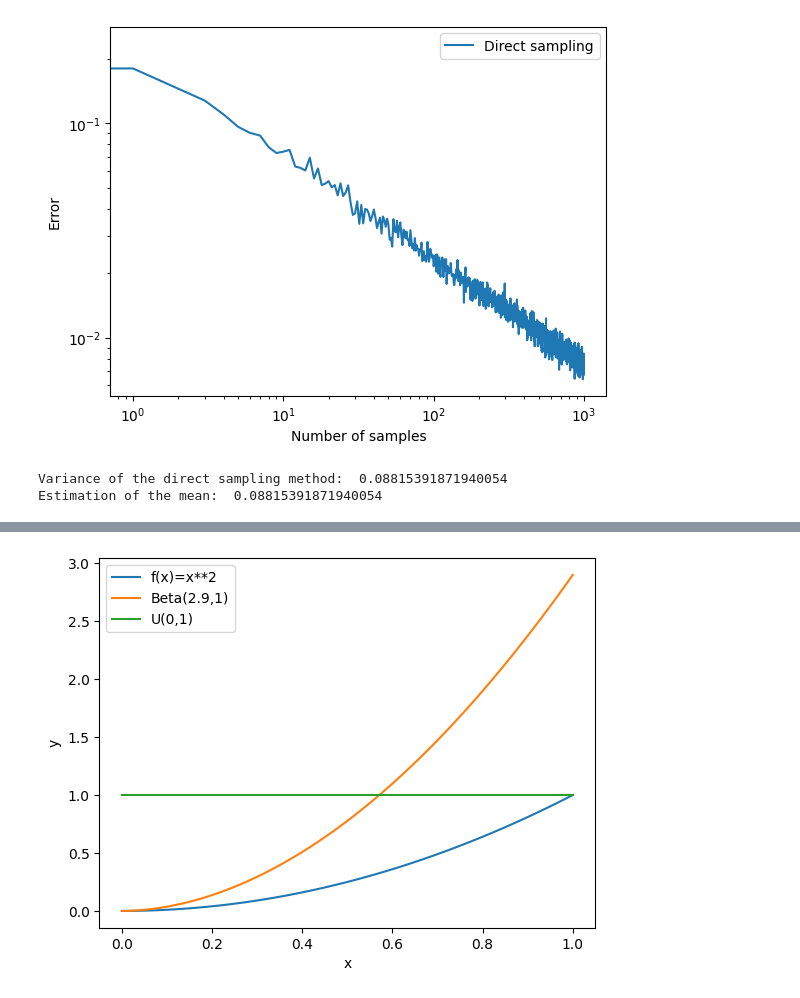
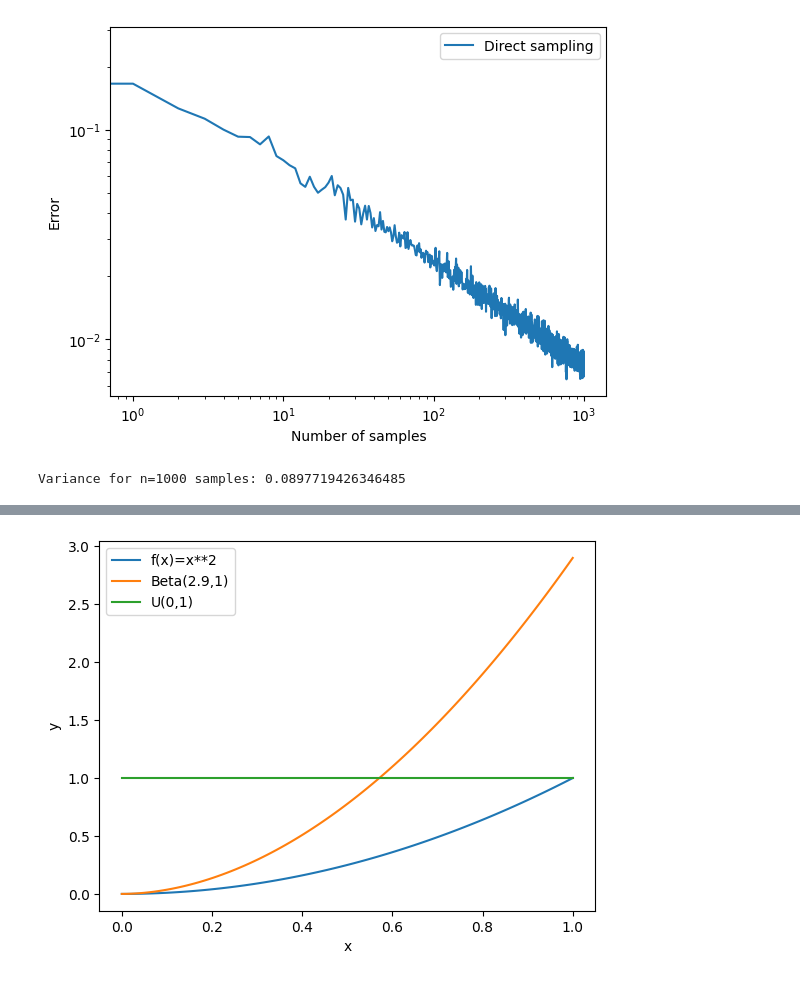
Before and after one commit to AlffonsoMV/PAMSProject, a Jupyter notebook: Code/Test_Variance_Reduction.ipynb, the cells around one changed output, grey strips where cells are left out. Cells and saved outputs as stored; diff of their text form; code cells hidden in the pictures.

```diff
--- a/Code/Test_Variance_Reduction.ipynb
+++ b/Code/Test_Variance_Reduction.ipynb
@@ -3,32 +3,41 @@ import numpy as np
 import matplotlib.pyplot as plt
 from scipy.stats import beta, uniform
 import pandas as pd
+from library import *
 
 n_samples = 1000
 n_runs = 100
+a, b = 0, 1
+N_VARIANCES = 500
+# %%
+methods = [
+    direct_sampling,
+    control_variates,
+    importance_sampling,
+    stratified_sampling,
+    antithetic_sampling
+]
+
+f = lambda x: x**2
 # %%
 # Direct sampling
 error_direct = np.zeros(n_samples)
+variances = np.zeros(n_samples)
 for i in range(n_runs):
     for n in range(1, n_samples + 1):
-        x = np.random.uniform(0, 1, n)
-        y = x ** 2
-        error_direct[n - 1] += np.abs(np.mean(y) - 1 / 3)
+        y = direct_sampling(f, 0, 1, n)
+        error_direct[n - 1] += np.abs(y - 1 / 3)
 error_direct /= n_runs
+
 plt.loglog(error_direct, label='Direct sampling')
 plt.legend()
 plt.xlabel('Number of samples')
 plt.ylabel('Error')
 plt.show()
 
-# Compute of the variance with this method
-x = np.random.uniform(0, 1, n_samples*10)
-y = x ** 2
-var_direct = np.mean((y - 1/3)**2)
-mean_direct = np.mean(var_direct)
-print('Variance of the direct sampling method: ', var_direct)
-print('Estimation of the mean: ', mean_direct)
+# Compute of the variance for n=100 samples
+variance_direct = np.var([direct_sampling(f, a, b, 1000) for _ in range(N_VARIANCES)])*1000
+print('Variance for n=1000 samples:', variance_direct)
 # %% [output]
-[figure, old version]
+[figure, new version]
-Variance of the direct sampling method:  0.08815391871940054
-Estimation of the mean:  0.08815391871940054
+Variance for n=1000 samples: 0.0897719426346485
```
Also changed, not shown: parts of 8 cells of this notebook, 3 other files.
